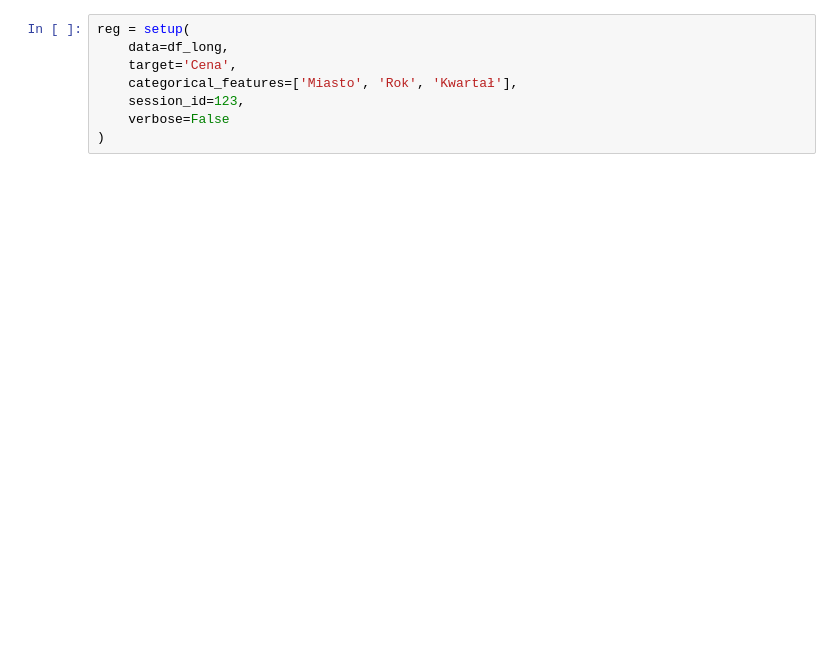
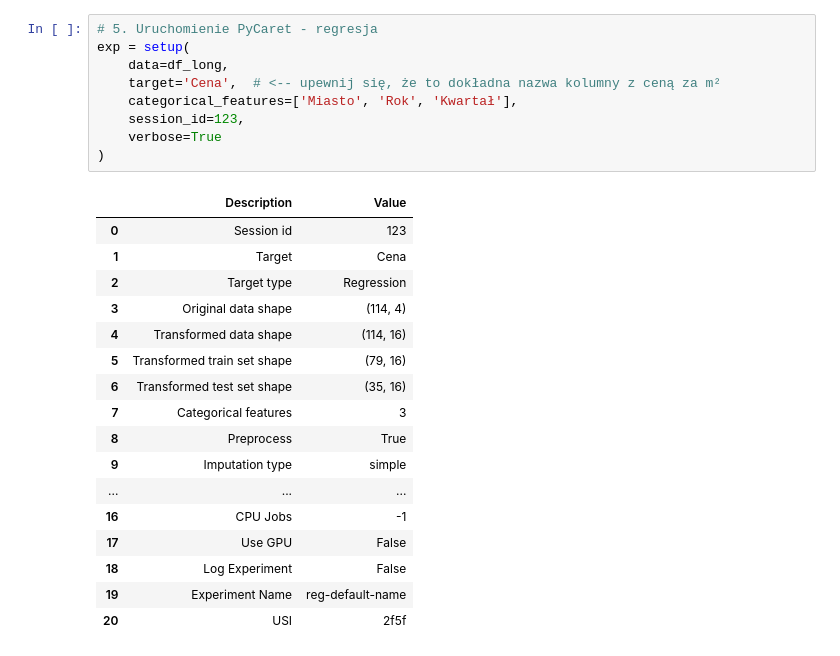
Before and after one commit to Himap-3478/Ceny-mieszka-, a Jupyter notebook: Trening.ipynb, the cells around one changed output. Drawn from its saved outputs; the diff is of its cells as text; blank space fills up the shorter version.

```diff
--- a/Trening.ipynb
+++ b/Trening.ipynb
@@ -49,8 +88,27 @@ df_long.head()
 # %%
-reg = setup(
+# 5. Uruchomienie PyCaret - regresja
+exp = setup(
     data=df_long,
-    target='Cena',
+    target='Cena',  # <-- upewnij się, że to dokładna nazwa kolumny z ceną za m²
     categorical_features=['Miasto', 'Rok', 'Kwartał'],
     session_id=123,
-    verbose=False
+    verbose=True
 )
+# %% [output]
+|  | Description | Value |
+| 0 | Session id | 123 |
+| 1 | Target | Cena |
+| 2 | Target type | Regression |
+| 3 | Original data shape | (114, 4) |
+| 4 | Transformed data shape | (114, 16) |
+| 5 | Transformed train set shape | (79, 16) |
+| 6 | Transformed test set shape | (35, 16) |
+| 7 | Categorical features | 3 |
+| 8 | Preprocess | True |
+| 9 | Imputation type | simple |
+| ... | ... | ... |
+| 16 | CPU Jobs | -1 |
+| 17 | Use GPU | False |
+| 18 | Log Experiment | False |
+| 19 | Experiment Name | reg-default-name |
+| 20 | USI | 2f5f |
```
Also changed, not shown: parts of 10 cells of this notebook, 4 other files.
